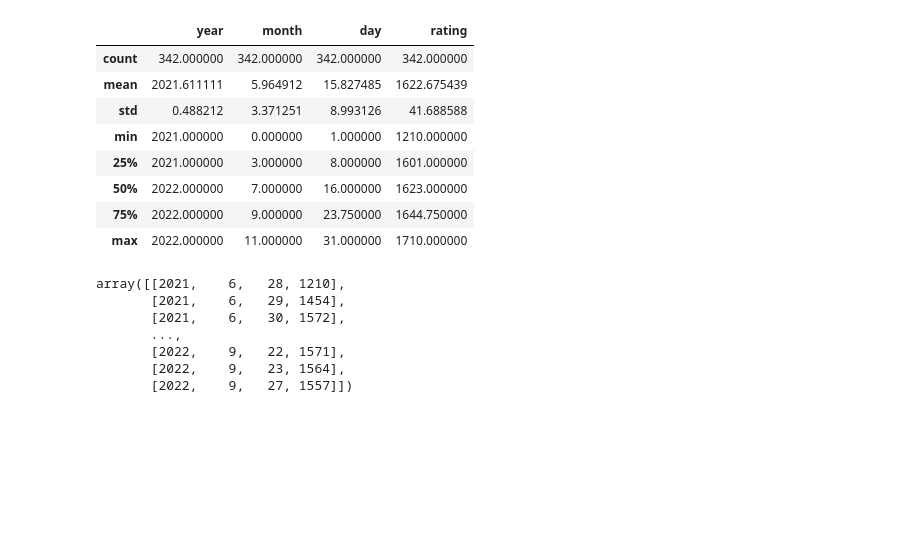
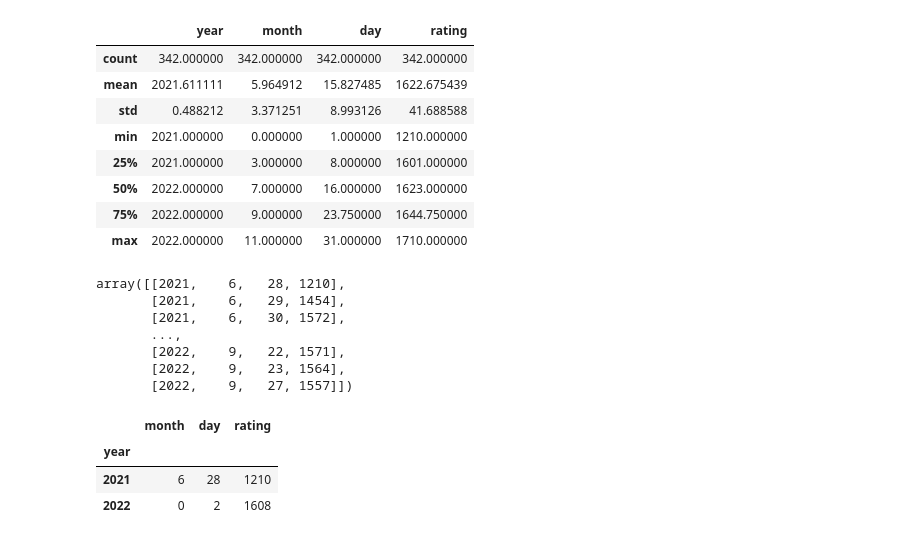
Before and after one commit to DanielBrechner/chess-data, a Jupyter notebook: lichess.ipynb, the cells around one changed output. Saved outputs shown, nothing was run; the diff lists cells and outputs as text; code cells hidden in the pictures; blank space fills up the shorter version.

```diff
--- a/lichess.ipynb
+++ b/lichess.ipynb
@@ -127,3 +127,11 @@ array([[2021,    6,   28, 1210],
        [2022,    9,   22, 1571],
        [2022,    9,   23, 1564],
        [2022,    9,   27, 1557]])
+# %%
+year = chess_data.groupby('year');
+year.first()
+# %% [output]
+|  | month | day | rating |
+| year |  |  |  |
+| 2021 | 6 | 28 | 1210 |
+| 2022 | 0 | 2 | 1608 |
```
Also changed, not shown: parts of 2 cells of this notebook.
